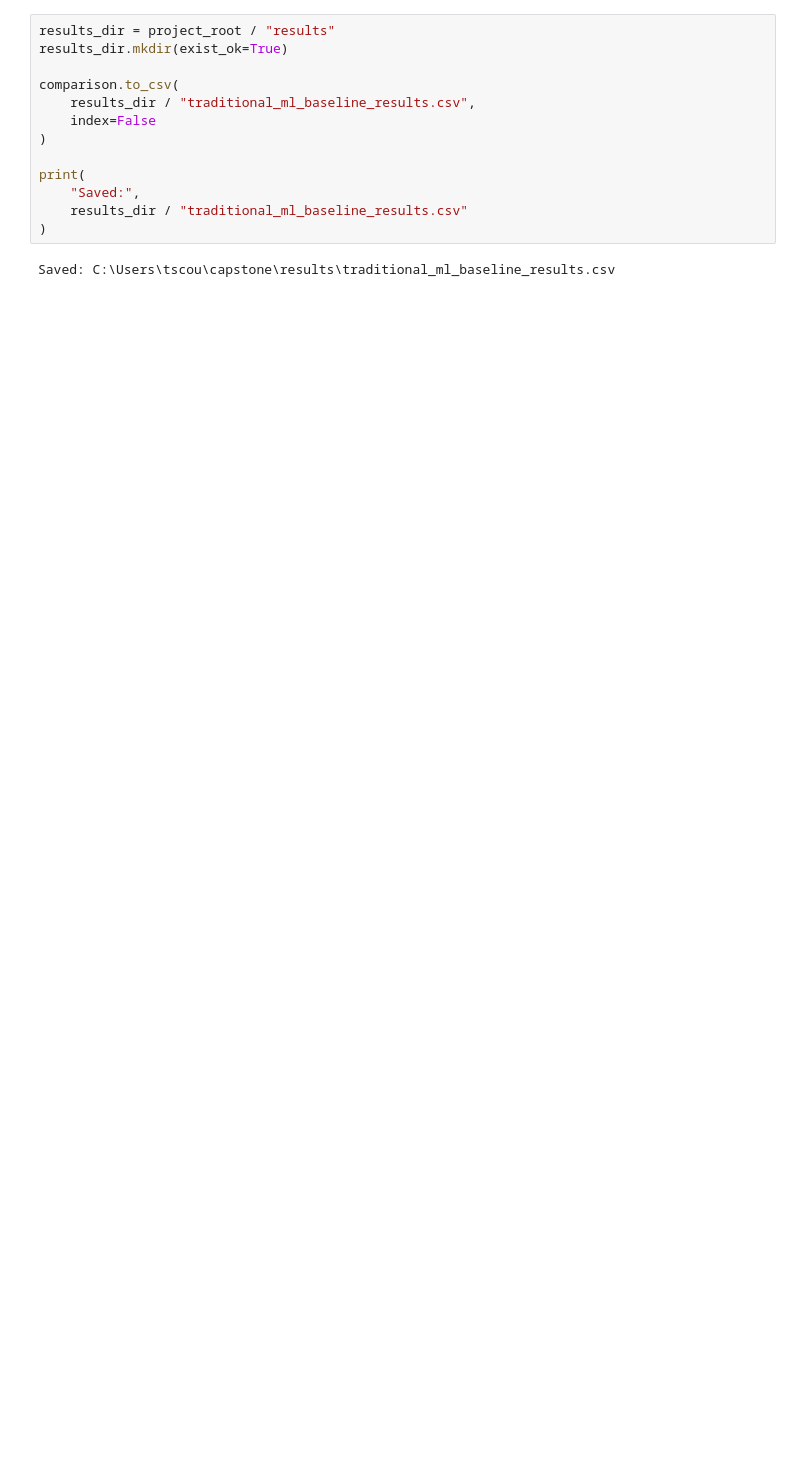
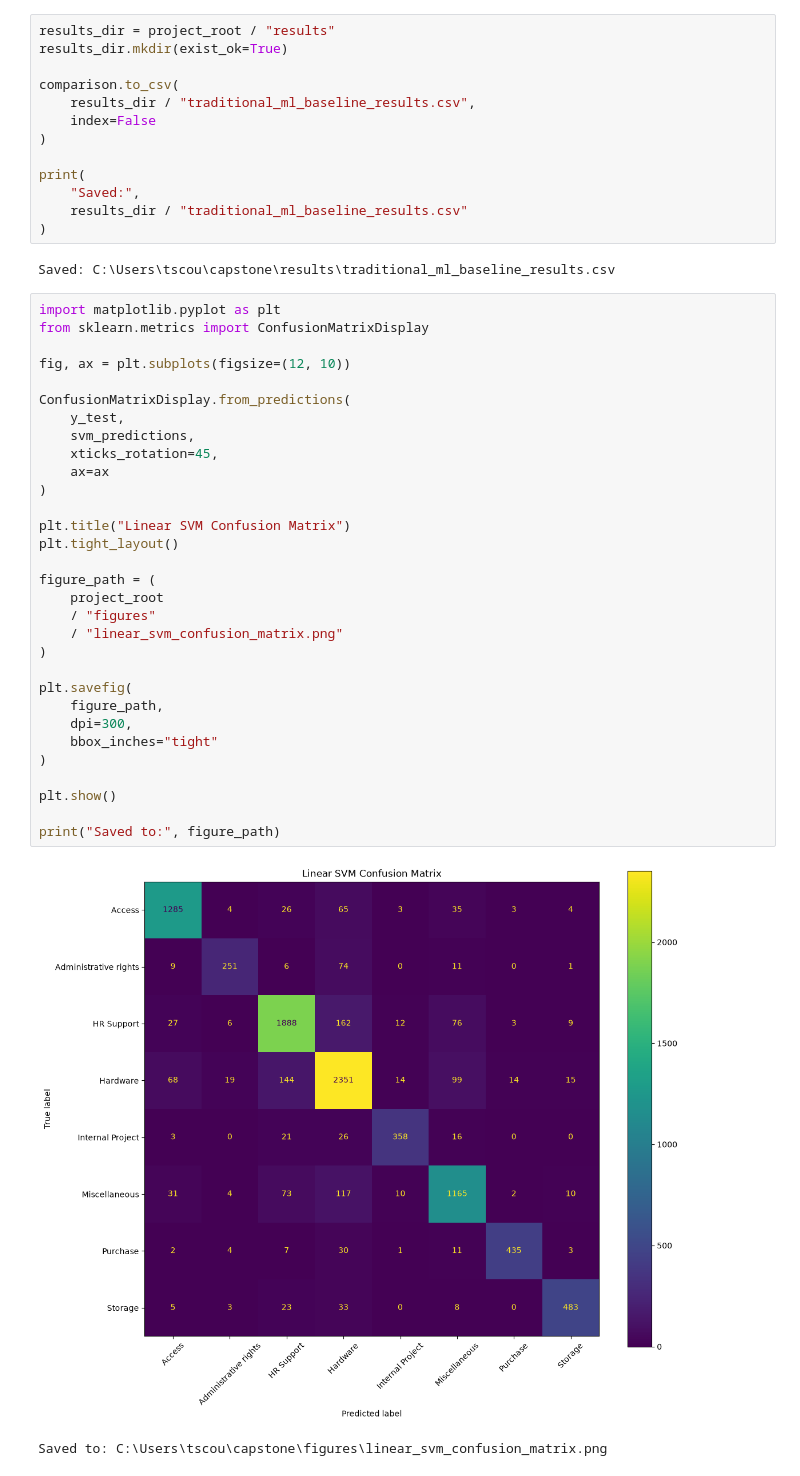
Before and after one commit to tscouton/capstone, a Jupyter notebook: notebooks/02_traditional_ml_baseline.ipynb, the cells around one changed output. Saved outputs shown, nothing was run; the diff lists cells and outputs as text; blank space fills up the shorter version.

```diff
--- a/notebooks/02_traditional_ml_baseline.ipynb
+++ b/notebooks/02_traditional_ml_baseline.ipynb
@@ -453,3 +458,37 @@ print(
 )
 # %% [output]
 Saved: C:\Users\tscou\capstone\results\traditional_ml_baseline_results.csv
+# %%
+import matplotlib.pyplot as plt
+from sklearn.metrics import ConfusionMatrixDisplay
+
+fig, ax = plt.subplots(figsize=(12, 10))
+
+ConfusionMatrixDisplay.from_predictions(
+    y_test,
+    svm_predictions,
+    xticks_rotation=45,
+    ax=ax
+)
+
+plt.title("Linear SVM Confusion Matrix")
+plt.tight_layout()
+
+figure_path = (
+    project_root
+    / "figures"
+    / "linear_svm_confusion_matrix.png"
+)
+
+plt.savefig(
+    figure_path,
+    dpi=300,
+    bbox_inches="tight"
+)
+
+plt.show()
+
+print("Saved to:", figure_path)
+# %% [output]
+[figure, added]
+Saved to: C:\Users\tscou\capstone\figures\linear_svm_confusion_matrix.png
```
Also changed, not shown: parts of 13 cells of this notebook, 4 other files.
